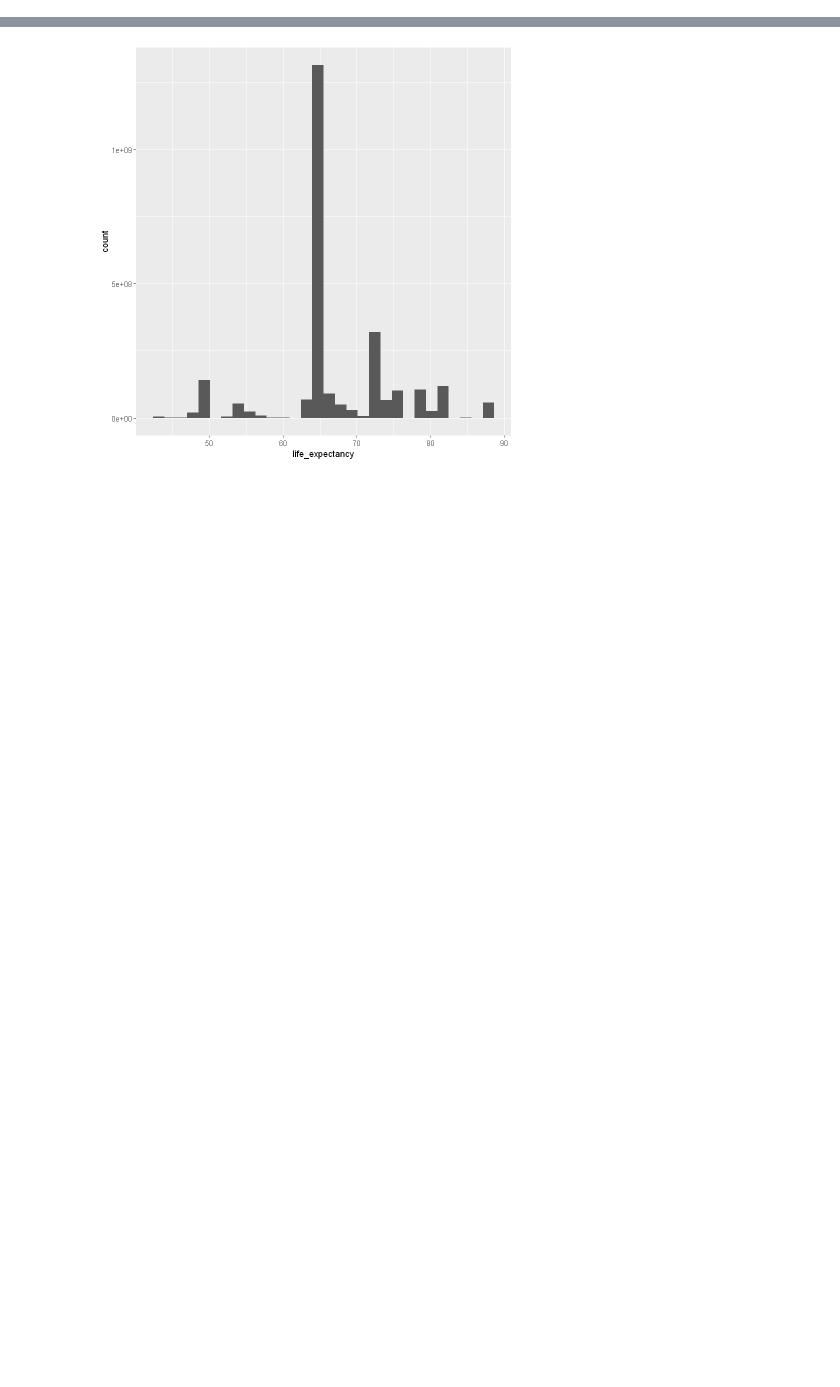
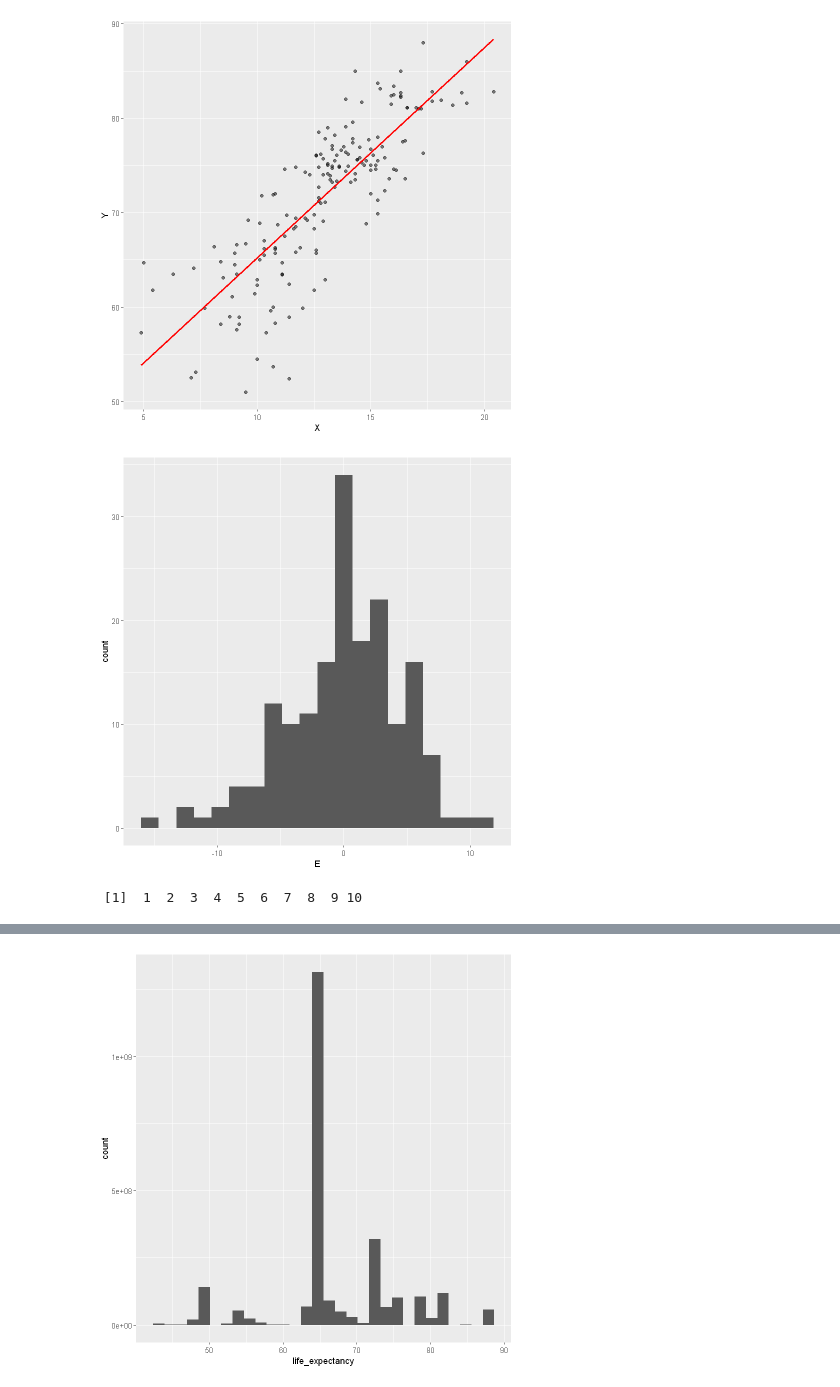
Before and after one commit to Szymex49/What_affects_life_expectancy-statistical_analysis, a Jupyter notebook: Malec.ipynb, the cells around one changed output, grey strips where cells are left out. Drawn from its saved outputs; the diff is of its cells as text; code cells hidden in the pictures; blank space fills up the shorter version.

```diff
--- a/Malec.ipynb
+++ b/Malec.ipynb
@@ -88,3 +0,0 @@ Warning message:
-# %%
-a = 0:200
-a * 2 + 1
@@ -121,0 +8,49 @@ Warning message:
+# %%
+analysis <- function(X, Y){
+    spearman <- cor(X, Y, use="pairwise.complete.obs", method="spearman")
+    pearson <- cor(X, Y, use="pairwise.complete.obs", method="pearson")
+    print(c("Pearson", pearson))
+    print(c("Spearman", spearman))
+    ggplot() + geom_point(aes(x=X, y=Y))
+}
+
+regression <- function(X, Y, display_plot=TRUE){
+    r <- cor(X, Y, use="pairwise.complete.obs")
+    Sx <- sd(X)
+    Sy <- sd(Y)
+    a <- r * Sy / Sx
+    b <- mean(Y) - a * mean(X)
+
+    if(display_plot){
+        xs <- seq(min(X), max(X), 0.01)
+        plt <- ggplot() +
+            geom_point(aes(x=X, y=Y), alpha=0.5) +
+            geom_line(aes(x = xs, y = a * xs + b), size=1, col="red")
+            show(plt)
+    }
+
+    return(c(a, b))
+}
+# %%
+data <- read.csv("data.csv")
+data2015 <- data %>% filter(year == 2015)
+poland <- data %>% filter(country == "Poland")
+# %%
+data2015_filtered <- data2015 %>% filter(!is.na(schooling) & !is.na(life_expectancy))
+X <- data2015_filtered$schooling
+Y <- data2015_filtered$life_expectancy
+c(a, b) %<-% regression(X, Y)
+E <- Y - a * X - b
+ggplot() + geom_histogram(aes(x=E), bins=20)
+# %% [output]
+[figure, added]
+[figure, added]
+# %%
+lista <- c()
+for (i in 1:10) {
+    lista <- append(lista, i)
+}
+
+lista
+# %% [output]
+ [1]  1  2  3  4  5  6  7  8  9 10
```
Also changed, not shown: parts of 36 cells of this notebook, 1 other file.
